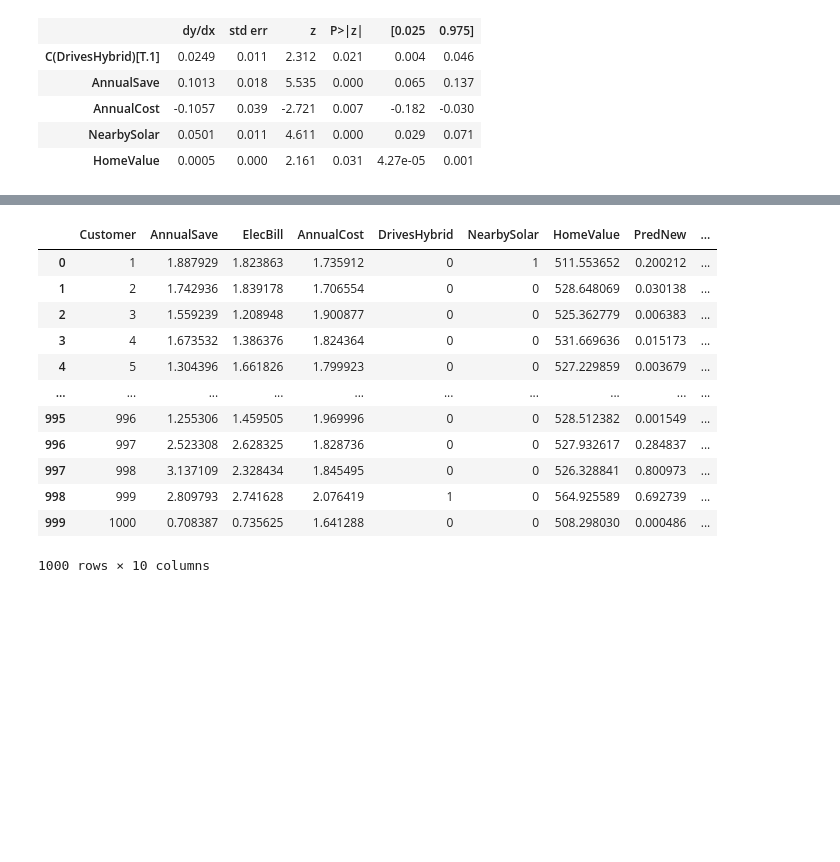
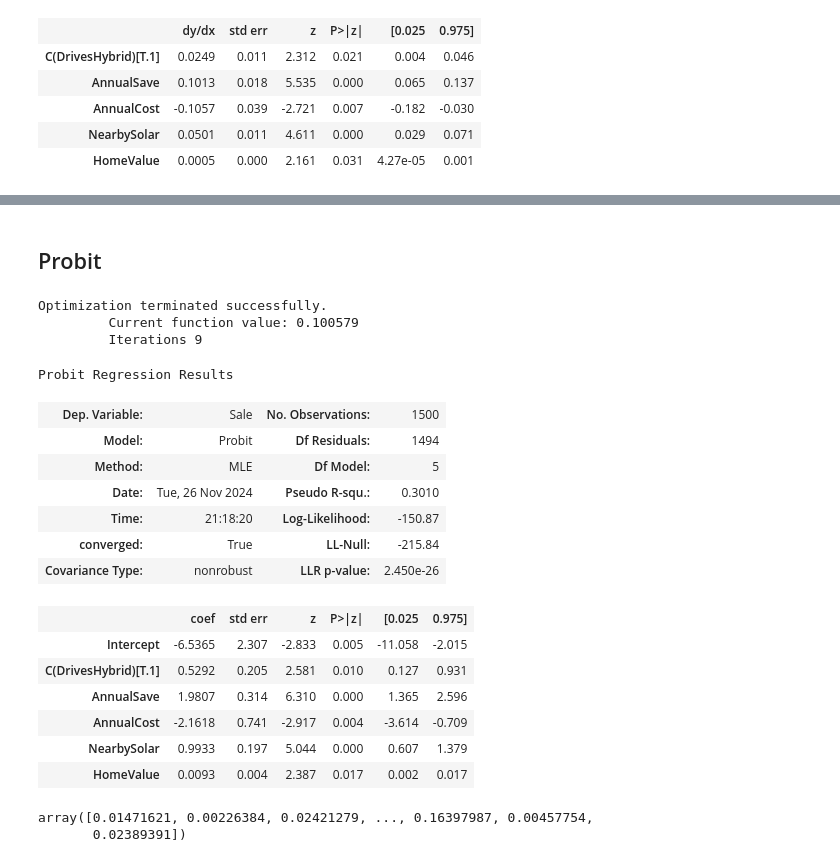
Before and after one commit to dnepple/tprstats-python, a Jupyter notebook: examples/notebooks/binary_choice_models.ipynb, the cells around one changed output, grey strips where cells are left out. Saved outputs shown, nothing was run; the diff lists cells and outputs as text; code cells hidden in the pictures; blank space fills up the shorter version.

```diff
--- a/examples/notebooks/logit.ipynb
+++ b/examples/notebooks/binary_choice_models.ipynb
@@ -103,19 +114,34 @@ solar_new
 | 998 | 999 | 2.809793 | 2.741628 | 2.076419 | 1 | 0 | 564.925589 | 0.692739 | ... |
 | 999 | 1000 | 0.708387 | 0.735625 | 1.641288 | 0 | 0 | 508.298030 | 0.000486 | ... |
 1000 rows × 9 columns
-# %%
-solar_logit.predict_and_rank(solar_new)
-# %% [output]
-|  | Customer | AnnualSave | ElecBill | AnnualCost | DrivesHybrid | NearbySolar | HomeValue | PredNew | ... |
-| 0 | 1 | 1.887929 | 1.823863 | 1.735912 | 0 | 1 | 511.553652 | 0.200212 | ... |
-| 1 | 2 | 1.742936 | 1.839178 | 1.706554 | 0 | 0 | 528.648069 | 0.030138 | ... |
-| 2 | 3 | 1.559239 | 1.208948 | 1.900877 | 0 | 0 | 525.362779 | 0.006383 | ... |
-| 3 | 4 | 1.673532 | 1.386376 | 1.824364 | 0 | 0 | 531.669636 | 0.015173 | ... |
-| 4 | 5 | 1.304396 | 1.661826 | 1.799923 | 0 | 0 | 527.229859 | 0.003679 | ... |
-| ... | ... | ... | ... | ... | ... | ... | ... | ... | ... |
-| 995 | 996 | 1.255306 | 1.459505 | 1.969996 | 0 | 0 | 528.512382 | 0.001549 | ... |
-| 996 | 997 | 2.523308 | 2.628325 | 1.828736 | 0 | 0 | 527.932617 | 0.284837 | ... |
-| 997 | 998 | 3.137109 | 2.328434 | 1.845495 | 0 | 0 | 526.328841 | 0.800973 | ... |
-| 998 | 999 | 2.809793 | 2.741628 | 2.076419 | 1 | 0 | 564.925589 | 0.692739 | ... |
-| 999 | 1000 | 0.708387 | 0.735625 | 1.641288 | 0 | 0 | 508.298030 | 0.000486 | ... |
-1000 rows × 10 columns
+# %% [markdown]
+## Probit
+# %%
+solar_probit=tprstats.model("probit",formula="Sale~AnnualSave+AnnualCost+C(DrivesHybrid)+NearbySolar+HomeValue",data=solar)
+# %% [output]
+Optimization terminated successfully.
+         Current function value: 0.100579
+         Iterations 9
+# %%
+solar_probit.summary()
+# %% [output]
+Probit Regression Results
+| Dep. Variable: | Sale | No. Observations: | 1500 |
+| Model: | Probit | Df Residuals: | 1494 |
+| Method: | MLE | Df Model: | 5 |
+| Date: | Tue, 26 Nov 2024 | Pseudo R-squ.: | 0.3010 |
+| Time: | 21:18:20 | Log-Likelihood: | -150.87 |
+| converged: | True | LL-Null: | -215.84 |
+| Covariance Type: | nonrobust | LLR p-value: | 2.450e-26 |
+|  | coef | std err | z | P>|z| | [0.025 | 0.975] |
+| Intercept | -6.5365 | 2.307 | -2.833 | 0.005 | -11.058 | -2.015 |
+| C(DrivesHybrid)[T.1] | 0.5292 | 0.205 | 2.581 | 0.010 | 0.127 | 0.931 |
+| AnnualSave | 1.9807 | 0.314 | 6.310 | 0.000 | 1.365 | 2.596 |
+| AnnualCost | -2.1618 | 0.741 | -2.917 | 0.004 | -3.614 | -0.709 |
+| NearbySolar | 0.9933 | 0.197 | 5.044 | 0.000 | 0.607 | 1.379 |
+| HomeValue | 0.0093 | 0.004 | 2.387 | 0.017 | 0.002 | 0.017 |
+# %%
+solar_probit.predict()
+# %% [output]
+array([0.01471621, 0.00226384, 0.02421279, ..., 0.16397987, 0.00457754,
+       0.02389391])
```
Also changed, not shown: parts of 10 cells of this notebook, 1 other file.
